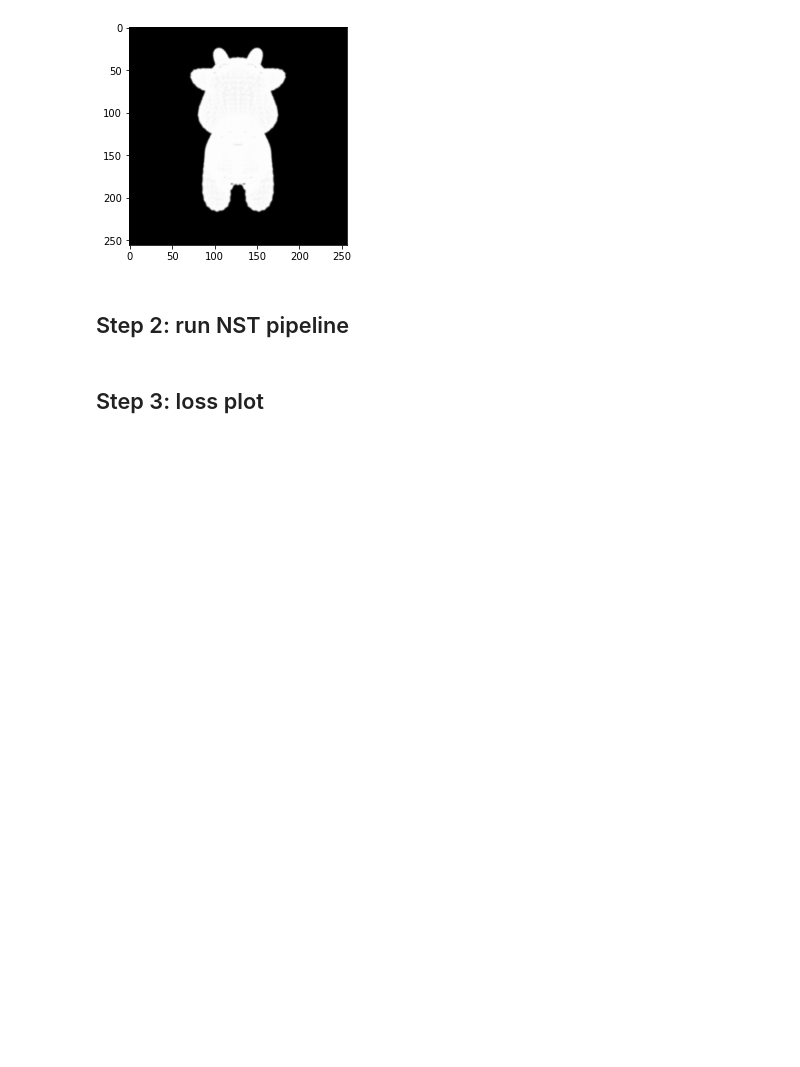
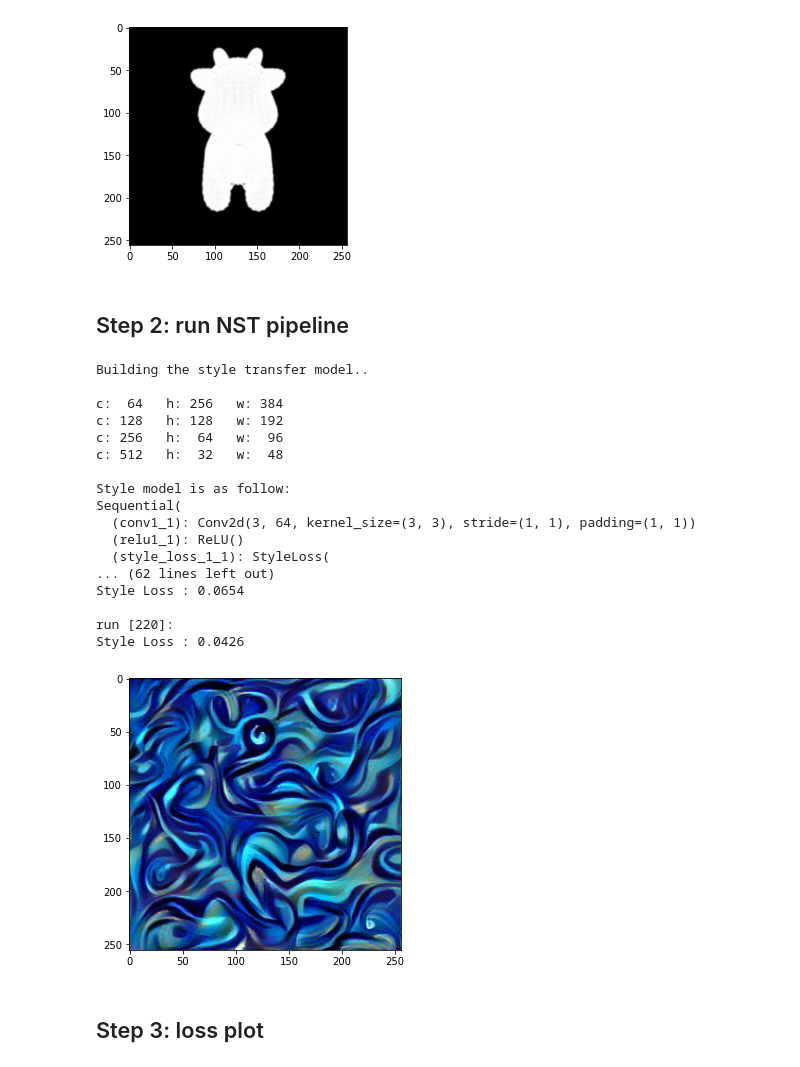
Before and after one commit to wmd0701/2D-to-3D-NST, a Jupyter notebook: 2D NST.ipynb, the cells around one changed output. Saved outputs shown, nothing was run; the diff lists cells and outputs as text; code cells hidden in the pictures; blank space fills up the shorter version.

```diff
--- a/2D NST.ipynb
+++ b/2D NST.ipynb
@@ -27,8 +38,8 @@ Populating the interactive namespace from numpy and matplotlib
 # %% [markdown]
 ## Step 1: load images
 # %%
-style_img = image_loader("image_style/blue_swirls.jpg", imsize=256, tiling=1)
-content_img = image_loader("image_content/sil_cow_grayscale.png", imsize=256)
+style_img = image_loader("./image_style/blue_swirls.jpg", imsize=256, tiling=1)
+content_img = image_loader("./image_content/sil_cow_grayscale.png", imsize=256)
 
 print(style_img.shape)
 imshow(image_unloader(style_img));show()
@@ -56,8 +67,8 @@ learning_rate = 1
 need_content = False
 
 # types of style losses to be considered
-style_loss_types = {'gram':1,
-                    #'bnst':1,
+style_loss_types = {#'gram':1,
+                    'bnst':1,
                     #'morest':1e-1,
                     #'histo':1,
                     #'linear':1,
@@ -67,33 +78,52 @@ style_loss_types = {'gram':1,
 
 # input image tensor
 # input_img = torch.rand(style_img.shape, device=input_img.device)
 input_img = torch.rand(content_img.shape, device=content_img.device)
 # input_img = content_img.clone()
 
 # masking
 mask_img = None # image_loader("image_content/sil_cow_grayscale.png", imsize = input_img.shape[-2:], mask = True)
 masking = False
 
 output_img, loss_history = pipeline_2D_NST( style_img = style_img,
                                             content_img = content_img,
                                             input_img = input_img,
                                             mask_img = mask_img,
                                             n_iters = n_iters,
                                             style_weights = style_weights,
                                             content_weights = content_weights,
                                             style_layers = style_layers,
                                             content_layers = content_layers,
                                             style_loss_types = style_loss_types,
                                             learning_rate = learning_rate,
                                             need_content = need_content,
                                             masking = masking,
                                             model_pooling = model_pooling,
                                             mask_pooling = mask_pooling,
                                             silent = False)
 
 
 imshow(image_unloader(output_img))
 gcf().set_size_inches(5,5)
+# %% [output]
+Building the style transfer model..
+
+c:  64   h: 256   w: 384
+c: 128   h: 128   w: 192
+c: 256   h:  64   w:  96
+c: 512   h:  32   w:  48
+
+Style model is as follow:
+Sequential(
+  (conv1_1): Conv2d(3, 64, kernel_size=(3, 3), stride=(1, 1), padding=(1, 1))
+  (relu1_1): ReLU()
+  (style_loss_1_1): StyleLoss(
+... (62 lines left out)
+Style Loss : 0.0654
+
+run [220]:
+Style Loss : 0.0426
+[figure, added]
 # %% [markdown]
 ## Step 3: loss plot
 # %%
```
Also changed, not shown: parts of 2 cells of this notebook, 1 other file.
